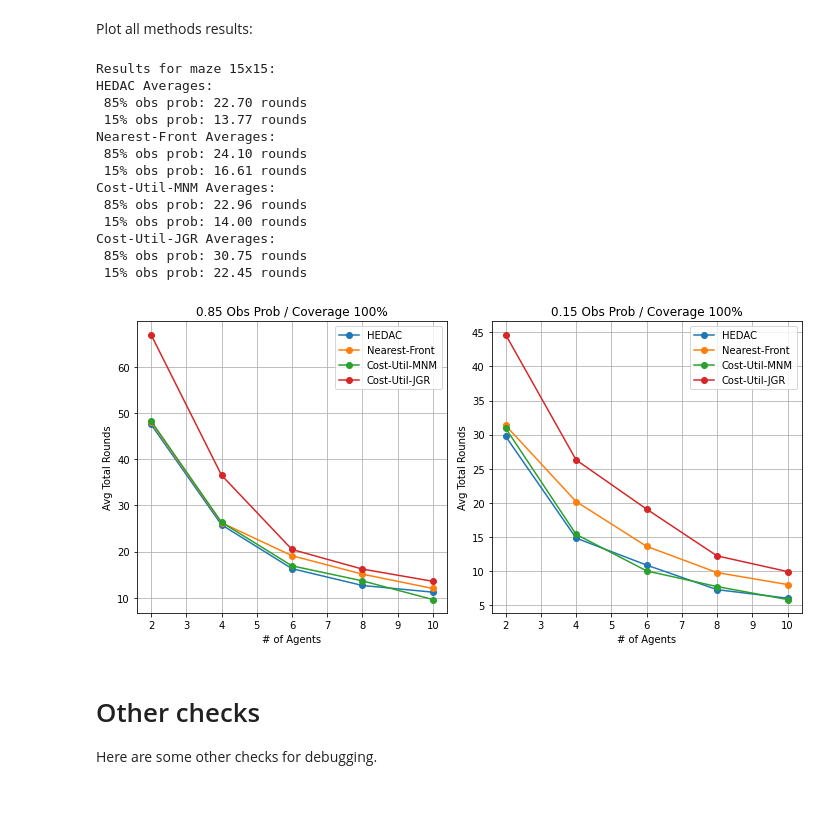
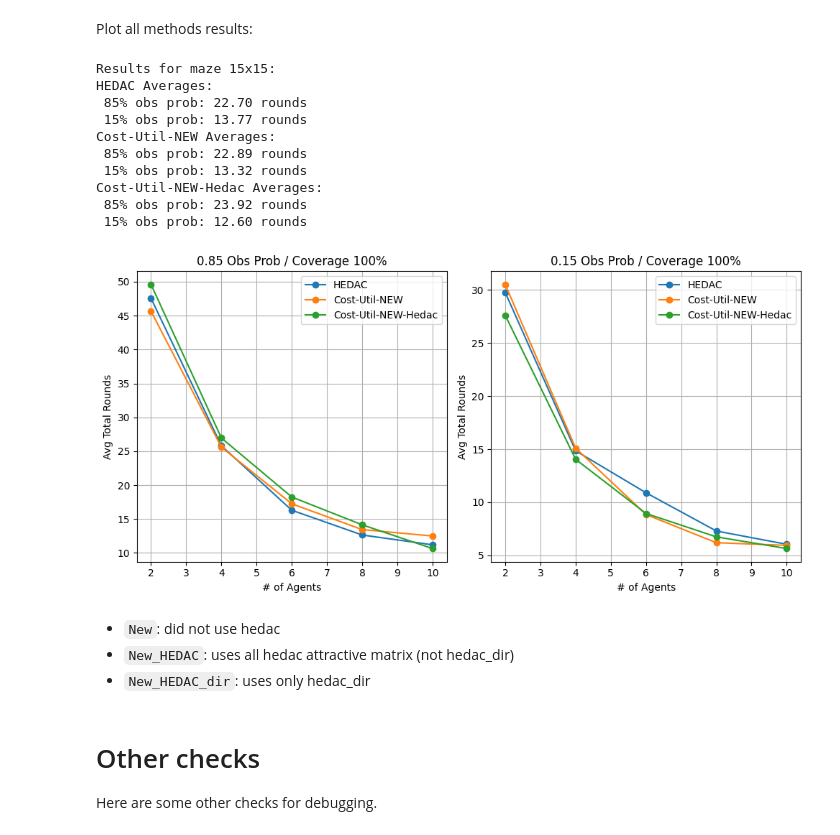
Before and after one commit to manouslinard/multiagent-exploration, a Jupyter notebook: Swarm_RL-Manousos.ipynb, the cells around one changed output. Drawn from its saved outputs; the diff is of its cells as text; code cells hidden in the pictures; blank space fills up the shorter version.

Commit message:
impl ideas new_cu+new_hedac_cu+run some exp

```diff
--- a/Swarm_RL-Manousos.ipynb
+++ b/Swarm_RL-Manousos.ipynb
@@ -923,6 +1033,10 @@ def update_goals(agents, total_explored, start=False, algo='nf', lambda_=0.8):
       a.goal = cost_utility_mnm(a.x, a.y, unexpl_coords, a.explored_stage, agents)
     elif algo == 'cu_jgr':
       a.goal = cost_utility_jgr(a.x, a.y, unexpl_coords, a.explored_stage, a.view_range, lambda_=lambda_)
+    elif algo == 'new_cu':
+      a.goal = cost_utility_new(a.x, a.y, unexpl_coords, a.explored_stage, agents, a.view_range, hedac=False)
+    elif algo == 'new_hedac':
+      a.goal = cost_utility_new(a.x, a.y, unexpl_coords, a.explored_stage, agents, a.view_range, hedac=True)
 
     # Old impl for nf =========================
     # rand_indx = False
@@ -1054,7 +1168,7 @@ def test_astar(num_agents, num_test, start_grid = None, gen_stage_func = None, f
       grid = copy.deepcopy(start_grid)
     agents = generate_agents(real_stage = grid, num_agents = num_agents, view_range = agent_view_range, coverage_mode = coverage_mode)
     if coverage_mode:
-      if algo == 'nf' or algo == 'cu_mnm' or algo == 'cu_jgr':
+      if algo == 'nf' or algo == 'cu_mnm' or algo == 'cu_jgr' or algo == 'new_hedac' or algo == 'new_cu':
         res = move_nf_coverage(start_grid=grid, start_agents=agents, coverage_finish = coverage_finish, debug=debug, algo=algo, lambda_=lambda_)
       elif algo == 'hedac':
         res = move_hedac_coverage(start_grid=grid, agents=agents, alpha=alpha, coverage_finish=coverage_finish, max_iter=max_hedac_iter, debug=debug)
@@ -1217,7 +1331,7 @@ num_test = 20
 obs_prob = 0.85
 agent_view = 2
 coverage_mode = True    # this is researched in the thesis.
-algo = 'cu_jgr'
+algo = 'new_hedac'
 alpha, max_hedac_iter = 10, 100 # used in hedac
 lambda_ = 0.8 # used in cost-utility jgr
 
@@ -1341,6 +1455,18 @@ def plot_comparison(file_dict, print_avg=True):
 
     plt.tight_layout()
     plt.show()
+
+def convert_paths_os(file_dict):
+    converted_paths = {}
+    for key, path in file_dict.items():
+        # Split the path into directory and filename
+        directory, filename = os.path.split(path)
+        # Convert directory path to local OS format
+        local_directory = os.path.join(*directory.split('/'))
+        # Combine the local directory path with the filename
+        local_path = os.path.join(local_directory, filename)
+        converted_paths[key] = local_path
+    return converted_paths
 # %% [markdown]
 Plot cost-utility jgr with lambda = 0.8 (close to nearest frontier). We can see that lamdba = 0.8 is the best from all cost-utility jgr, so this is the lambda we will use to compare.
 # %%
@@ -1365,27 +1492,33 @@ Cost-Util-JGR-0.2 Averages:
 Plot all methods results:
 # %%
 file_dict = {'HEDAC': 'results/hedac/15x15/hedac_15x15_True_2_20.xlsx',
-             'Nearest-Front': 'results/nf/15x15/nf_15x15_True_2_20.xlsx',
-             'Cost-Util-MNM': 'results/cu_mnm/15x15/cu_mnm_15x15_True_2_20.xlsx',
-             'Cost-Util-JGR': 'results/cu_jgr/15x15/cu_jgr_15x15_True_2_20_0.8.xlsx'}
-
+             #'Nearest-Front': 'results/nf/15x15/nf_15x15_True_2_20.xlsx',
+             #'Cost-Util-MNM': 'results/cu_mnm/15x15/cu_mnm_15x15_True_2_20.xlsx',
+             #'Cost-Util-JGR': 'results/cu_jgr/15x15/cu_jgr_15x15_True_2_20_0.8.xlsx',
+             'Cost-Util-NEW-CU': 'results/new_cu/15x15/new_cu_15x15_True_2_20.xlsx',
+             'Cost-Util-NEW-Hedac': 'results/new_hedac/15x15/new_hedac_15x15_True_2_20.xlsx',
+             #'Cost-Util-NEW-Hedac_nonf': 'results/new_hedac_nonf/15x15/new_hedac_nonf_15x15_True_2_20.xlsx',
+             #'Cost-Util-NEW-Hedac_dir': 'results/new_hedac_dir/15x15/new_hedac_dir_15x15_True_2_20.xlsx'
+             }
+convert_paths_os(file_dict)
 print("Results for maze 15x15:")
 plot_comparison(file_dict)
 # %% [output]
 Results for maze 15x15:
 HEDAC Averages:
  85% obs prob: 22.70 rounds
  15% obs prob: 13.77 rounds
-Nearest-Front Averages:
- 85% obs prob: 24.10 rounds
- 15% obs prob: 16.61 rounds
-Cost-Util-MNM Averages:
- 85% obs prob: 22.96 rounds
- 15% obs prob: 14.00 rounds
-Cost-Util-JGR Averages:
- 85% obs prob: 30.75 rounds
- 15% obs prob: 22.45 rounds
+Cost-Util-NEW Averages:
+ 85% obs prob: 22.89 rounds
+ 15% obs prob: 13.32 rounds
+Cost-Util-NEW-Hedac Averages:
+ 85% obs prob: 23.92 rounds
+ 15% obs prob: 12.60 rounds
-[figure, old version]
+[figure, new version]
+# %% [markdown]
+* `New`: did not use hedac
+* `New_HEDAC`: uses all hedac attractive matrix (not hedac_dir)
+* `New_HEDAC_dir`: uses only hedac_dir
 # %% [markdown]
 # Other checks
 Here are some other checks for debugging.
```
Also changed, not shown: parts of 12 cells of this notebook, 8 other files.
